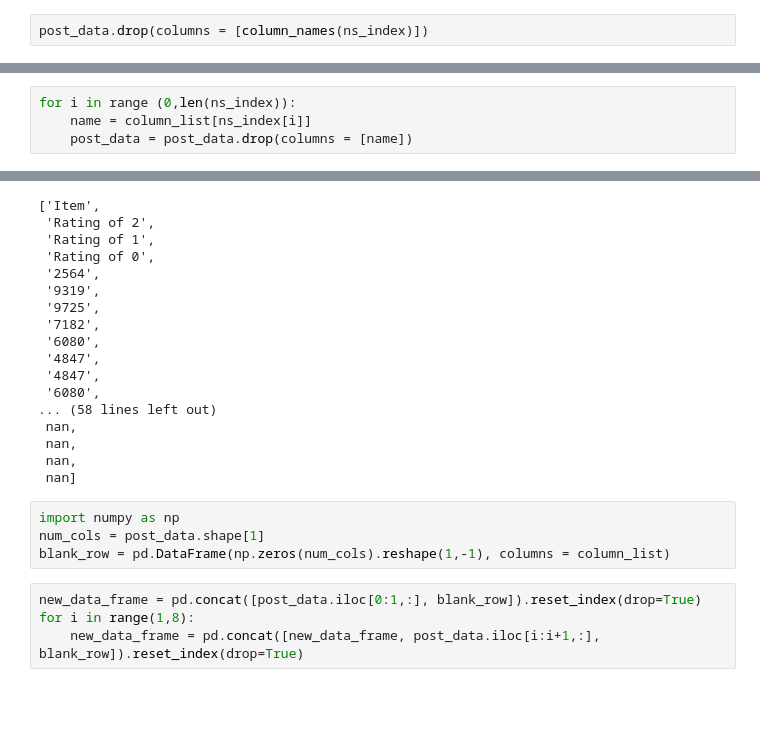
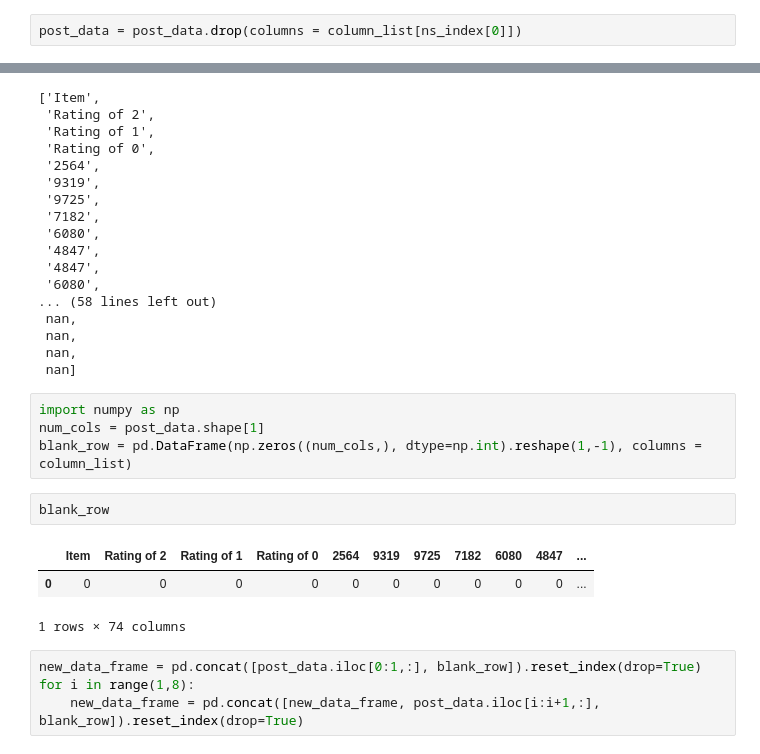
Before and after one commit to UVA-DSI-2019-Capstones/ARL, a Jupyter notebook: data_processing/create_post_test_csv_part1.ipynb, the cells around one changed output, grey strips where cells are left out. Drawn from its saved outputs; the diff is of its cells as text; blank space fills up the shorter version.

Commit message:
post_data

```diff
--- a/data_processing/create_post_test_csv_part1.ipynb
+++ b/data_processing/create_post_test_csv_part1.ipynb
@@ -70,4 +70,4 @@ for i in range(0,len(top_line)):
     if top_line[i] == 'No Sound' or top_line[i] == 'NO SOUND':
         ns_index.append(i)
 # %%
-post_data.drop(columns = [column_names(ns_index)])
+post_data = post_data.drop(columns = column_list[ns_index[0]])
@@ -88,4 +73,0 @@ post_data.drop(columns = [column_names(ns_index)])
-# %%
-for i in range (0,len(ns_index)):
-    name = column_list[ns_index[i]]
-    post_data = post_data.drop(columns = [name])
@@ -117,7 +113,13 @@ column_list
 # %%
 import numpy as np
 num_cols = post_data.shape[1]
-blank_row = pd.DataFrame(np.zeros(num_cols).reshape(1,-1), columns = column_list)
+blank_row = pd.DataFrame(np.zeros((num_cols,), dtype=np.int).reshape(1,-1), columns = column_list)
+# %%
+blank_row
+# %% [output]
+|  | Item | Rating of 2 | Rating of 1 | Rating of 0 | 2564 | 9319 | 9725 | 7182 | 6080 | 4847 | ... |
+| 0 | 0 | 0 | 0 | 0 | 0 | 0 | 0 | 0 | 0 | 0 | ... |
+1 rows × 74 columns
 # %%
 new_data_frame = pd.concat([post_data.iloc[0:1,:], blank_row]).reset_index(drop=True)
 for i in range(1,8):
```
Also changed, not shown: parts of 5 cells of this notebook, 9 other files.
